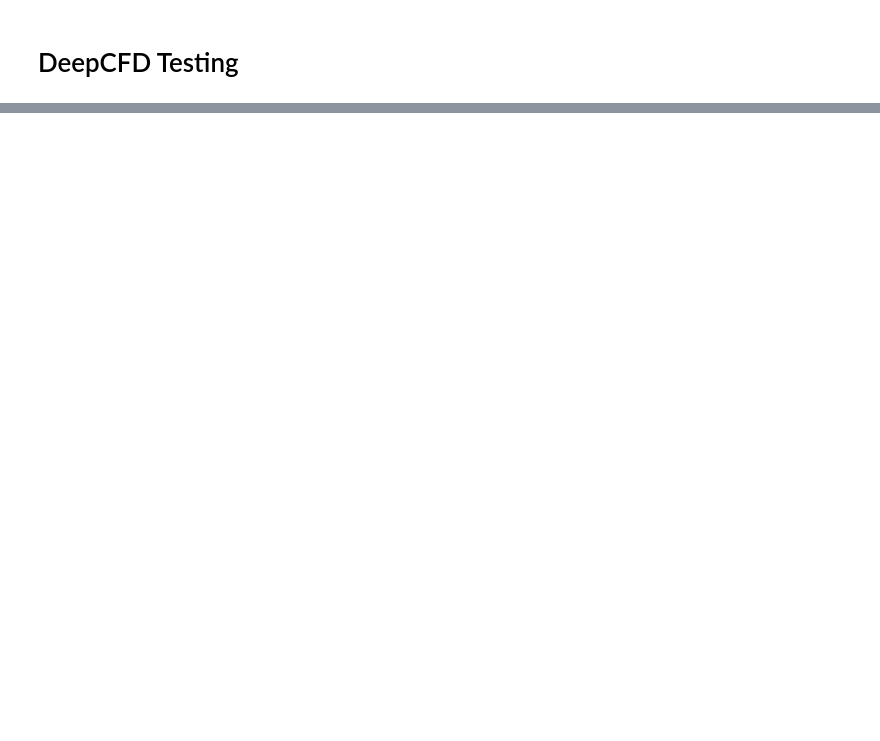
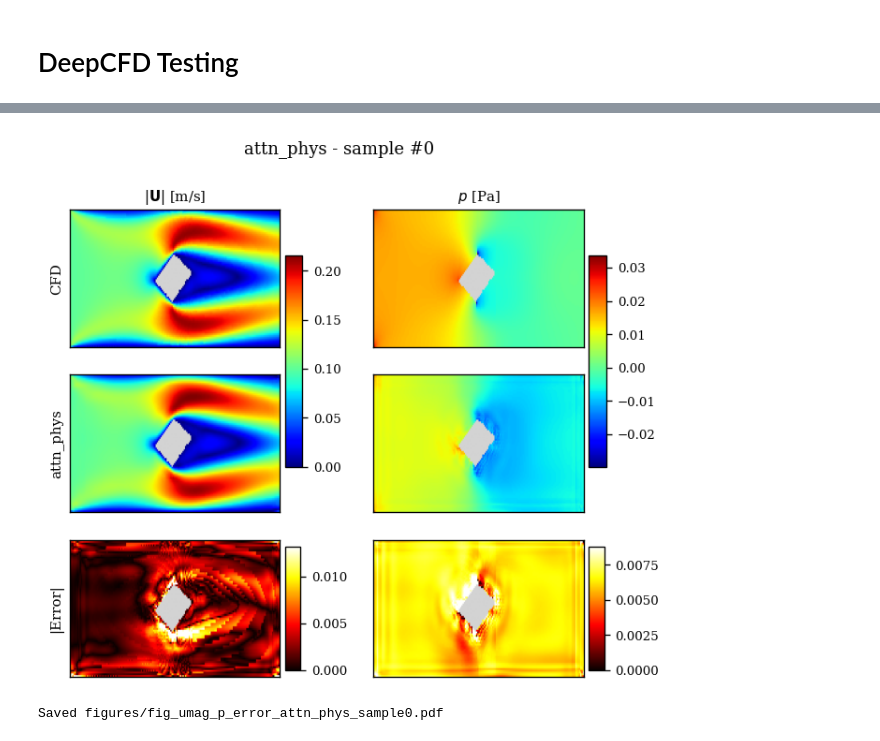
Before and after one commit to andimatteo/ai4e, a Jupyter notebook: src/DeepCFD_Testing.ipynb, the cells around one changed output, grey strips where cells are left out. Cells and saved outputs as stored; diff of their text form; code cells hidden in the pictures; blank space fills up the shorter version.

Commit message:
updated scripts for training testing and models

```diff
--- a/src/DeepCFD_Testing.ipynb
+++ b/src/DeepCFD_Testing.ipynb
@@ -52,3 +61,0 @@ plt.figure(); plt.hist(np.random.randn(100)); plt.savefig("figures/fig_relative_
-# %%
-with open("figures/table_inference_speedup.csv", "w") as f:
-    f.write("BS,Time,Speedup\n1,1,1\n")
@@ -58,0 +117,17 @@ Testing completed
+# %%
+plt.rcParams.update({
+    "font.family": "serif",
+    "font.size": 9,
+    "axes.titlesize": 9,
+    "axes.labelsize": 9,
+    "xtick.labelsize": 8,
+    "ytick.labelsize": 8,
+    "legend.fontsize": 8,
+    "figure.dpi": 120,
+    "savefig.dpi": 300,
+    "savefig.bbox": "tight",
+})
+
+FIG_DIR = Path("figures")
+FIG_DIR.mkdir(exist_ok=True)
+print(f"Figures folder: {FIG_DIR.resolve()}")
@@ -58,0 +422,60 @@ Testing completed
+# %%
+def fig_umag_p_error(sample_idx, model_key, filename):
+    gt = test_y[sample_idx].numpy()
+    x_s = test_x[sample_idx]
+    obs = obstacle_mask_from_x(x_s)
+    pred = cache[model_key]["preds"][sample_idx].numpy()
+
+    umag_gt = np.sqrt(gt[0] ** 2 + gt[1] ** 2)
+    umag_pr = np.sqrt(pred[0] ** 2 + pred[1] ** 2)
+    p_gt = gt[2]; p_pr = pred[2]
+    err_umag = np.abs(umag_pr - umag_gt)
+    err_p = np.abs(p_pr - p_gt)
+
+    fig, axes = plt.subplots(3, 2, figsize=(6.4, 5.4))
+    cmap_jet = mpl.colormaps.get_cmap("jet").copy(); cmap_jet.set_bad("lightgray", 1.0)
+    cmap_err = mpl.colormaps.get_cmap("hot").copy(); cmap_err.set_bad("lightgray", 1.0)
+
+    row_labels = ["CFD", results[model_key]["tag"].split(" (")[0].split(" +")[0], "|Error|"]
+    umag_max = max(umag_gt.max(), umag_pr.max())
+    p_vmin = min(p_gt.min(), p_pr.min())
+    p_vmax = max(p_gt.max(), p_pr.max())
+
+    def _plot(ax, img, cmap, vmin=None, vmax=None):
+        m = np.ma.array(img, mask=obs)
+        im = ax.imshow(m.T, cmap=cmap, origin="lower", vmin=vmin, vmax=vmax, aspect="auto")
+        ax.set_xticks([]); ax.set_yticks([])
+        return im
+
+    im_u0 = _plot(axes[0, 0], umag_gt, cmap_jet, 0, umag_max)
+    im_p0 = _plot(axes[0, 1], p_gt, cmap_jet, p_vmin, p_vmax)
+    _plot(axes[1, 0], umag_pr, cmap_jet, 0, umag_max)
+    _plot(axes[1, 1], p_pr, cmap_jet, p_vmin, p_vmax)
+    err_u_max = np.percentile(err_umag[~obs], 99)
+    err_p_max = np.percentile(err_p[~obs], 99)
+    im_u2 = _plot(axes[2, 0], err_umag, cmap_err, 0, err_u_max)
+    im_p2 = _plot(axes[2, 1], err_p, cmap_err, 0, err_p_max)
+
+    for i, lbl in enumerate(row_labels):
+        axes[i, 0].set_ylabel(lbl)
+    axes[0, 0].set_title(r"$|\mathbf{U}|$ [m/s]")
+    axes[0, 1].set_title(r"$p$ [Pa]")
+
+    fig.colorbar(im_u0, ax=axes[0:2, 0].ravel().tolist(), location="right", shrink=0.7, pad=0.02, aspect=12)
+    fig.colorbar(im_p0, ax=axes[0:2, 1].ravel().tolist(), location="right", shrink=0.7, pad=0.02, aspect=12)
+    fig.colorbar(im_u2, ax=[axes[2, 0]], location="right", shrink=0.9, pad=0.02, aspect=8)
+    fig.colorbar(im_p2, ax=[axes[2, 1]], location="right", shrink=0.9, pad=0.02, aspect=8)
+
+    fig.suptitle(f"{results[model_key]['tag']} - sample #{sample_idx}", y=0.995)
+    out = FIG_DIR / filename
+    fig.savefig(out); fig.savefig(out.with_suffix(".png"))
+    plt.show()
+    print(f"Saved {out}")
+
+for m_key, idx in [("attn_phys", 0), ("fno_phys", 10), ("trans_phys", 25)]:
+    if m_key in results:
+        idx = idx if idx < len(test_x) else 0
+        fig_umag_p_error(idx, m_key, filename=f"fig_umag_p_error_{m_key}_sample{idx}.pdf")
+# %% [output]
+[figure, added]
+Saved figures/fig_umag_p_error_attn_phys_sample0.pdf
```
Also changed, not shown: parts of 18 cells of this notebook, 2 other files.
